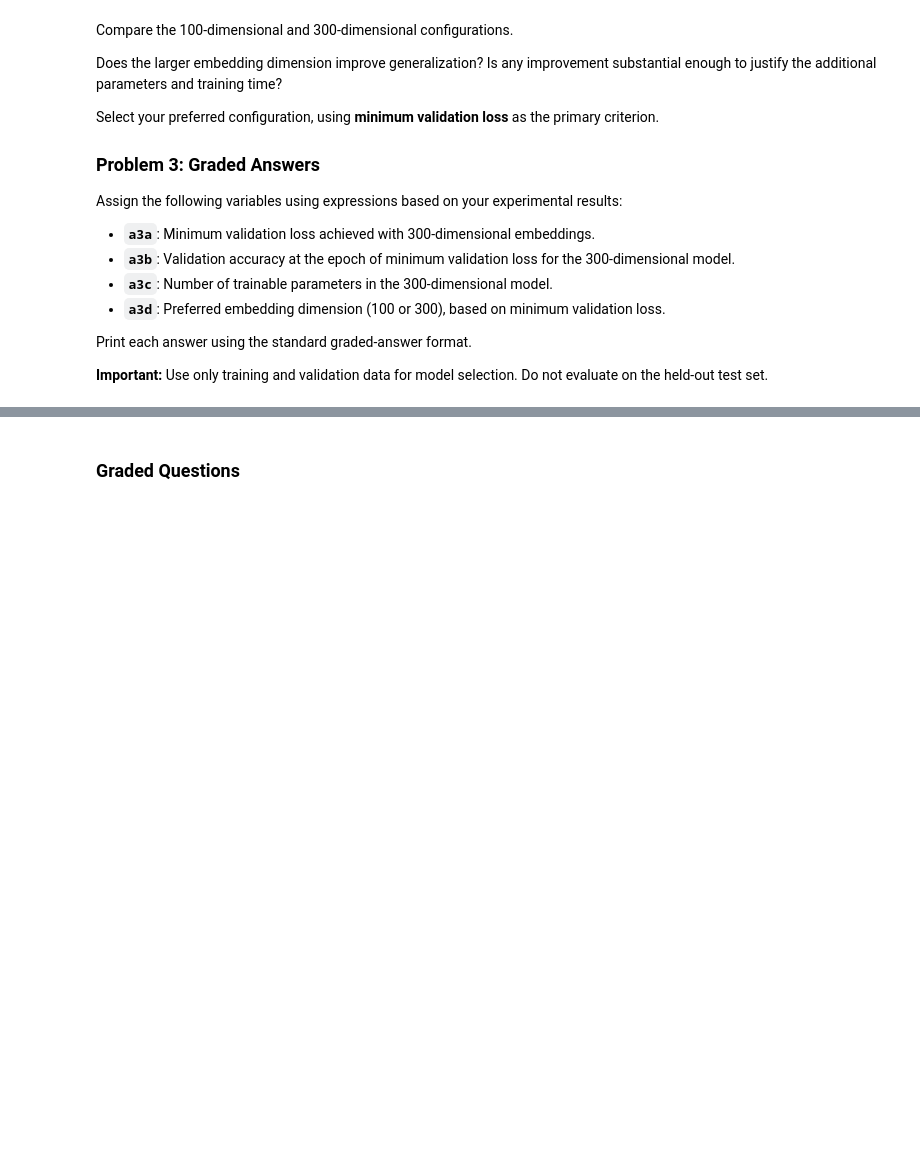
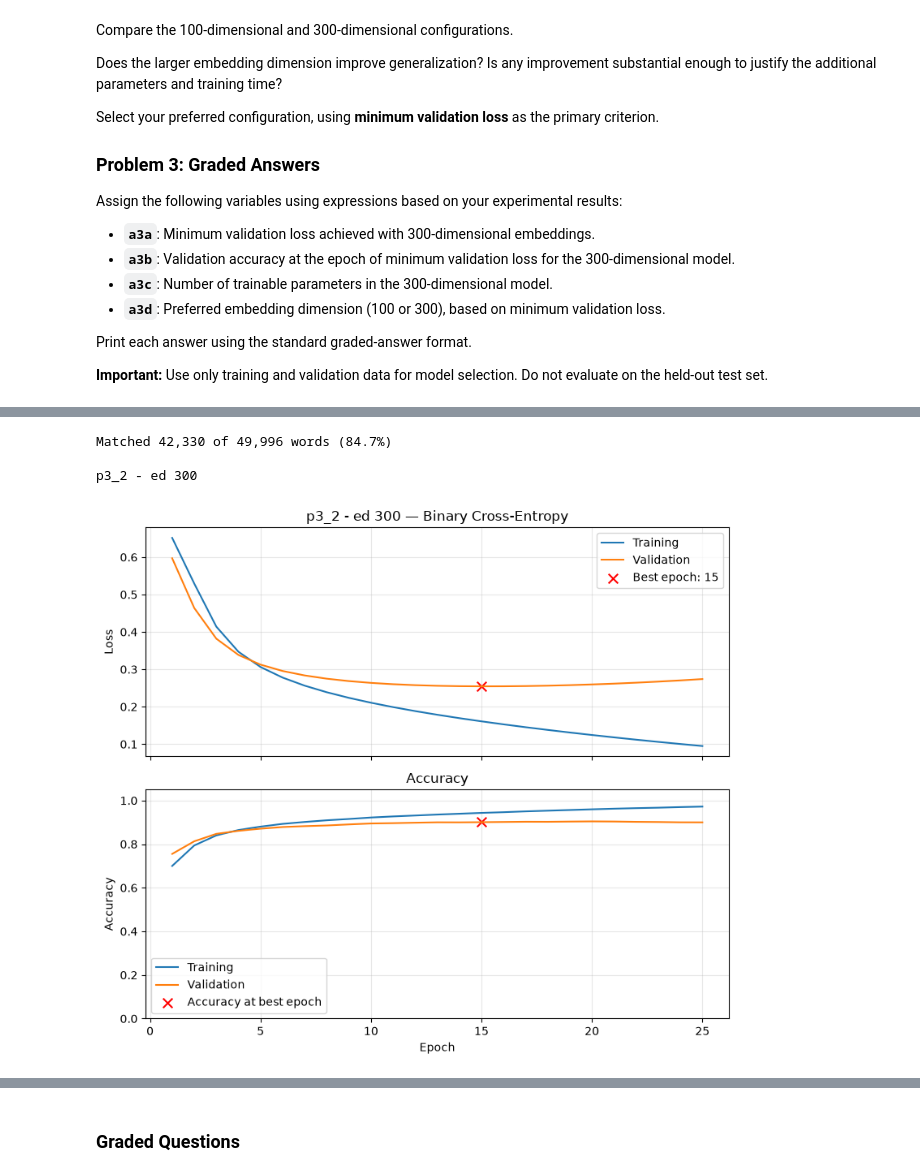
Before and after one commit to raffwh/dx703_hw, a Jupyter notebook: notebooks/Homework_07.ipynb, the cells around one changed output, grey strips where cells are left out. Saved outputs shown, nothing was run; the diff lists cells and outputs as text; code cells hidden in the pictures; blank space fills up the shorter version.

```diff
--- a/notebooks/Homework_07.ipynb
+++ b/notebooks/Homework_07.ipynb
@@ -776,0 +978,6 @@ Print each answer using the standard graded-answer format.
+# %%
+nlp_all_results_df = (
+    pd.DataFrame(nlp_experiment_results).T.reset_index(drop=True)
+)
+
+nlp_all_results_df
@@ -983,0 +1527,74 @@ Print each answer using the standard graded-answer format.
+# %%
+p3_experiment_configs = {
+    "p3_2 - ed 300":     dict(
+                            training_vocabulary_size=50_000,
+                            max_text_length=500,
+                        ),
+}
+# %%
+for nlp_experiment_title, nlp_experiment_cfg in p3_experiment_configs.items():
+
+    ## - split experiment settings into model settings and training settings
+    p3_model_cfg = {
+        key: value
+        for key, value in nlp_experiment_cfg.items()
+        if key not in p3_train_option_keys
+    }
+
+    p3_train_cfg = {
+        key: value
+        for key, value in nlp_experiment_cfg.items()
+        if key in p3_train_option_keys
+    }
+
+    ## - final model settings = common + experiment overrides
+    p3_model_cfg_final = {**p3_model_config_common, **p3_model_cfg}
+
+    ## - clip data to this experiment's vocab size and text length
+    X_train_p2 = p2_prepare_inputs(
+        X_train,
+        p3_model_cfg_final["training_vocabulary_size"],
+        p3_model_cfg_final["max_text_length"]
+    )
+    X_val_p2 = p2_prepare_inputs(
+        X_val,
+        p3_model_cfg_final["training_vocabulary_size"],
+        p3_model_cfg_final["max_text_length"]
+    )
+
+    nlp_model = p2_model_w_options(**p3_model_cfg_final)
+
+    nlp_result = train_and_validate(
+        nlp_model,
+        X_train_p2, y_train,
+        X_val_p2, y_val,
+        title=nlp_experiment_title,
+        **{**p3_train_config_common, **p3_train_cfg}
+    )
+
+    ## - keep dict storage (results, models, full histories)
+    nlp_experiment_results[nlp_experiment_title] = nlp_result
+    nlp_fitted_models[nlp_experiment_title] = nlp_model
+
+
+    ## - NEW: append this run to the combined results table (latest run wins on duplicate titles)
+    nlp_all_results_df = (
+        pd.concat([
+            nlp_all_results_df
+            , pd.DataFrame([nlp_result], index=[nlp_experiment_title])
+            .assign(
+                vocab_size = p3_model_cfg_final["training_vocabulary_size"]
+                , embed_dim = p3_model_cfg_final["embedding_dimension"]
+                , max_len = p3_model_cfg_final["max_text_length"]
+                , lr = {**p3_train_config_common, **p3_train_cfg}["lr_schedule"]
+            )
+        ])
+        .loc[lambda x: ~x.index.duplicated(keep="last")]
+    )
+
+nlp_all_results_df.sort_values("Val Loss @ Best")
+# %% [output]
+Matched 42,330 of 49,996 words (84.7%)
+
+p3_2 - ed 300
+[figure, added]
```
Also changed, not shown: parts of 45 cells of this notebook, 1 other file.
